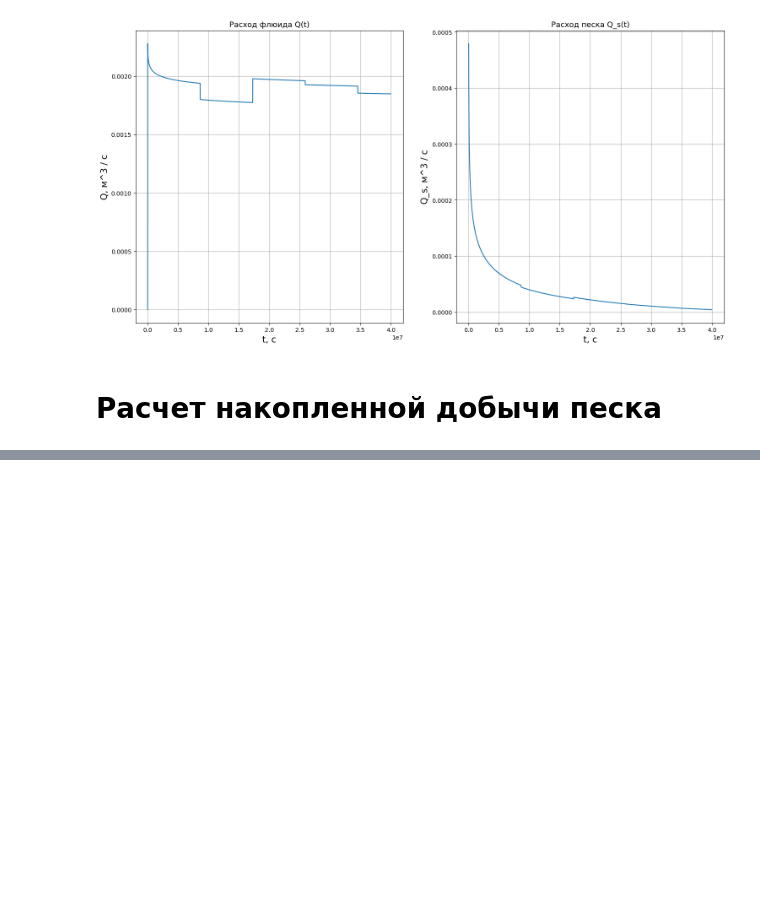
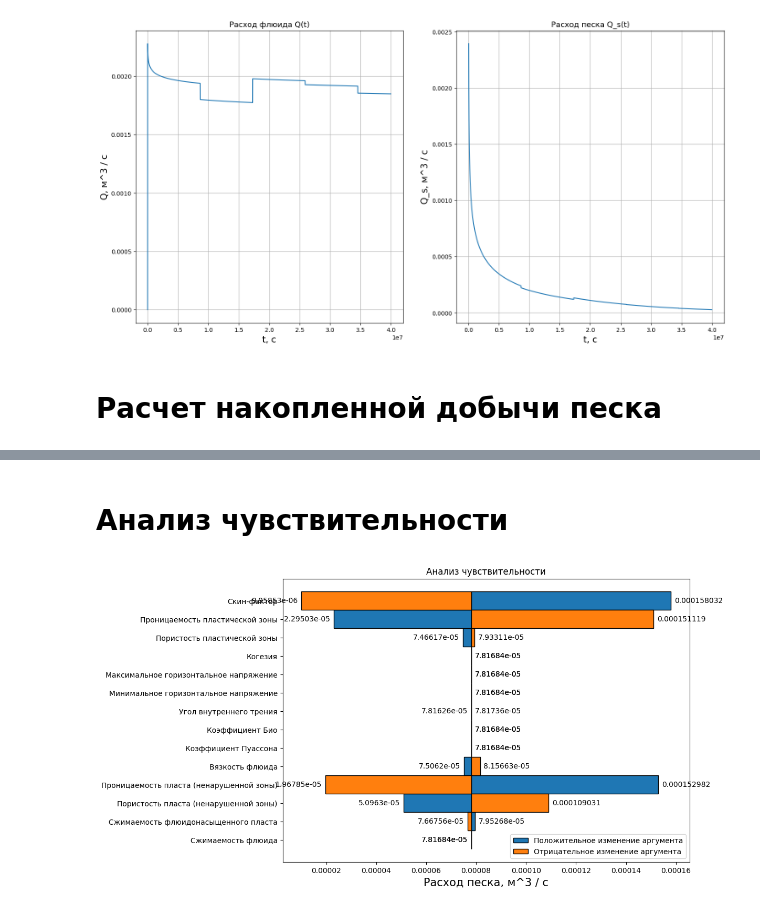
Before and after one commit to a-bagrov/sand-production, a Jupyter notebook: Sand_Production.ipynb, the cells around one changed output, grey strips where cells are left out. Saved outputs shown, nothing was run; the diff lists cells and outputs as text; code cells hidden in the pictures; blank space fills up the shorter version.

```diff
--- a/Sand_Production.ipynb
+++ b/Sand_Production.ipynb
@@ -261,7 +276,7 @@ for i in range(len(k_i_array)):              # Суммируем расходы
 # %% [markdown]
 # Расчет расхода песка для одной глубины
 # %%
-z_i = 1                          # Индекс точки массива z_array, в которой хотим посчитать расход песка
+z_i = 2                          # Индекс точки массива z_array, в которой хотим посчитать расход песка
 Q_array = [Q(t_i, p_e, p_0_array[np.where(t_array <= t_i)[0][-1]]) for t_i in t_2]
 q_s_array = q_s(t_2, Q_array, p_e, p_0_array, k_i_array[z_i], k_p_array[z_i], phi_i_array[z_i], phi_p_array[z_i], r_e_array[z_i])
 Q_s_array = np.dot(q_s_array, delta_z)
@@ -310,0 +326,15 @@ Text(0.5, 1.0, 'Объём песка V(t)')
+# %% [markdown]
+# Анализ чувствительности
+# %%
+tau_i = len(t_2) // 10                      # Момент времени, при котором проводится анализ чувствительности
+deviation = 0.1                             # Отклонение аргумента
+z_i = 1                                     # Индекс точки массива z_array, в которой хотим посчитать чувствительность
+
+# Вычисление значения расхода песка, относительно которого будет проводится измерение чувствительности
+Q_array = [Q(t_i, p_e, p_0_array[np.where(t_array <= t_i)[0][-1]]) for t_i in t_2]
+q_s_array = q_s(t_2, Q_array, p_e, p_0_array, k_i_array[z_i], k_p_array[z_i], phi_i_array[z_i], phi_p_array[z_i], r_e_array[z_i])
+Q_s_array = np.dot(q_s_array, delta_z)
+Q_s_mean = Q_s_array[tau_i]
+# %%
+positive_bars = []                          # Список значений расхода песка для каждого параметра при положительном отклонении аргумента
+negative_bars = []                          # Список значений расхода песка для каждого параметра при отрицательном отклонении аргумента
@@ -310,0 +415,15 @@ Text(0.5, 1.0, 'Объём песка V(t)')
+# %%
+fig, ax = plt.subplots(figsize=(10, 7))
+
+bars = plt.barh(bar_labels_russian, positive_bars, left=Q_s_mean, height=1, linewidth=1, edgecolor='k', label='Положительное изменение аргумента')
+ax.bar_label(bars, label_type='edge', padding=5)
+bars = plt.barh(bar_labels_russian, negative_bars, left=Q_s_mean, height=1, linewidth=1, edgecolor='k', label='Отрицательное изменение аргумента')
+ax.bar_label(bars, label_type='edge', padding=5)
+plt.title('', fontsize=15)
+plt.xlabel('Расход песка, м^3 / с', fontsize=15)
+plt.ylabel('', fontsize=15)
+plt.title('Анализ чувствительности')
+plt.legend(loc='lower right')
+plt.show()
+# %% [output]
+[figure, added]
```
Also changed, not shown: parts of 7 cells of this notebook, 1 other file.
